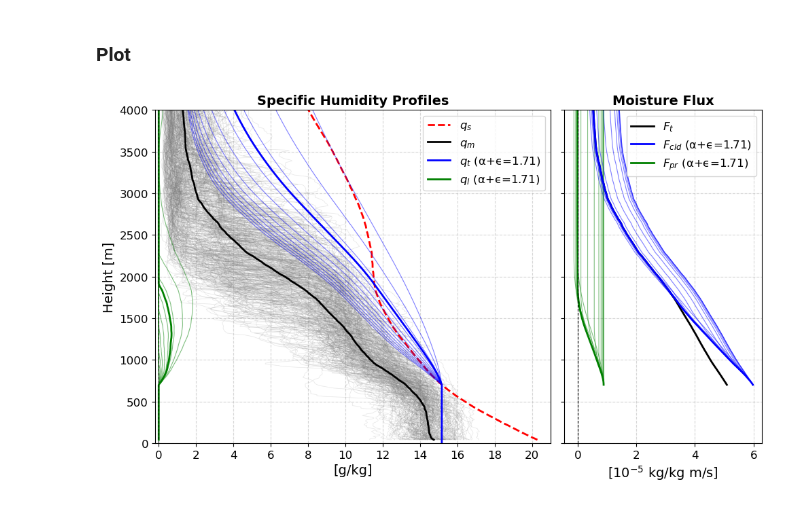
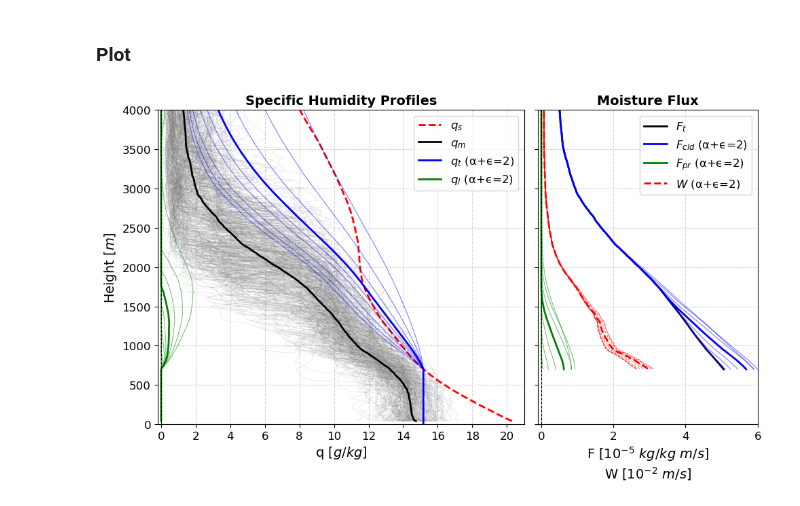
Before and after one commit to deszoeke/trade-cu-model, a Jupyter notebook: src/python/THE_TRADE_CU_MODEL.ipynb, the cells around one changed output. Cells and saved outputs as stored; diff of their text form; code cells hidden in the pictures.

```diff
--- a/src/python/THE_TRADE_CU_MODEL.ipynb
+++ b/src/python/THE_TRADE_CU_MODEL.ipynb
@@ -141,25 +149,23 @@ ls_adv = w_dqdz + u_dqdx
 # %%
 # Pre-defined constants
-Ecb = 145 # Evaporation rate at cloud base [W/m^2]
-zcb = 700 # Cloud base height [m]
-x   = 0.54 # Precipitation efficiency
+Ecb = 170  # Evaporation rate at cloud base [W/m^2]
+zcb = 700  # Cloud base height [m]
+x   = 0.51 # Precipitation efficiency
 
 # Total moisture flux at cloud base
-Fcb = Ecb / rho_L - np.nanmean(pr) / 3600 # [kg/kg m/s]
+Fcb = Ecb / rhosfc_L - np.nanmean(pr) / 3600 # [kg/kg m/s]
 izcb = np.where(z >= zcb)[0][0]  # find index where height is greater than or equal to zcb
 q_zcb = qs[izcb]  # specific humidity at cloud base height
 
-# Integrate total flux balancing subsidence drying and horizontal advection from cloud base
+# Integrate total moisture flux balancing subsidence drying and horizontal advection from cloud base
 Ft = qm.copy()
 Ft[1:izcb] = np.nan
 ls_adv_cumsum = np.concatenate( ([0], np.cumsum(ls_adv[izcb:] * dz)) )
 Ft[izcb:] = Fcb + ls_adv_cumsum
 
 # Total sinking rate (entrainment + autoconversion): ec + ac [1/km]
-# aeo = 1e-3 * np.linspace(5, 0.605982, 20)
-#   1.71 is the only value that gives realistic results
-#   0.626734 is the minimum value that gives cloud-top below 4000 m
-aeo = 1e-3 * np.array([6, 5.5, 5, 4.5, 4, 3.5, 3, 2.5, 2, 1.71, 1.5, 1, 0.626734])
+# 0.595187 is the minimum value that gives cloud-top below 4000 m (highest cloud-top height)
+aeo = 1e-3 * np.array([6, 5, 4, 3, 2.5, 2, 1.5, 1, 0.595187])
 ec = (1 - x) * aeo # entrainment coefficient
 ac = x * aeo       # autoconversion coefficient
 # %%
@@ -257,7 +211,7 @@ Precipitation flux too low at cloud top for ae = 0.63
 # %% [markdown]
 ### Plot
 # %%
-fig, (ax1, ax2) = plt.subplots(1, 2, figsize=(10, 6), gridspec_kw={'width_ratios': [2, 1]})
+fig, (ax1, ax2) = plt.subplots(1, 2, figsize=(10, 6), gridspec_kw={'width_ratios': [5, 3]})
 
 # Observations from Ron Brown soundings
 for i in range(dsr['sounding'].size):
@@ -273,42 +227,44 @@ for iae in range(len(aeo)):
 
     ax2.plot(Fcld_out[iae]*1e+5, z, color='b', linewidth=0.8, alpha=0.5)
     ax2.plot(Fpr_out[iae]*1e+5, z, color='g', linewidth=0.8, alpha=0.5)
+    ax2.plot(W_out[iae]*1e+2, z, linestyle='--', color='r', linewidth=0.8, alpha=0.5)
 
     ax1.set_xlim(-0.2, 21)
     ax1.set_ylim(0, 4000)
     xticks = np.arange(0, 21, 2)
     ax1.set_xticks(xticks)
     ax1.set_xticklabels(xticks)
     ax1.tick_params(axis='x', labelsize=12)
     ax1.tick_params(axis='y', labelsize=12)
-    ax1.set_xlabel('[g/kg]', fontsize=14)
-    ax1.set_ylabel('Height [m]', fontsize=14)
+    ax1.set_xlabel(f'q [$g/kg$]', fontsize=14)
+    ax1.set_ylabel(f'Height [$m$]', fontsize=14)
     ax1.set_title('Specific Humidity Profiles', fontsize=14, fontweight='bold')
     ax1.grid(linestyle='--', alpha=0.5)
 
-    #ax2.set_xlim(-0.1, 6)
+    ax2.set_xlim(-0.1, 6)
     ax2.set_ylim(0, 4000)
     ax2.tick_params(axis='x', labelsize=12)
     ax2.tick_params(axis='y', labelsize=12)
-    ax2.set_xlabel(r'[$10^{-5}$ kg/kg m/s]', fontsize=14)
+    ax2.set_xlabel(r'F [$10^{-5}$ $kg/kg$ $m/s$]' '\n' 'W [$10^{-2}$ $m/s$]', fontsize=14)
     ax2.set_yticklabels([])  # Hide y-axis labels on the right plot
     ax2.set_title('Moisture Flux', fontsize=14, fontweight='bold')
     ax2.grid(linestyle='--', alpha=0.5)
 
-# Case with α+ϵ= 1.71 1/km
-iae = np.where(aeo == 1.71e-3)[0][0]
-ax1.plot(qt_out[iae]*1000, z, color='b', linewidth=2, label='$q_t$ (α+ϵ=1.71)')
-ax1.plot(ql_out[iae]*1000, z, color='g', linewidth=2, label='$q_l$ (α+ϵ=1.71)')
-ax2.plot(Fcld_out[iae]*1e+5, z, color='b', linewidth=2, label='$F_{cld}$ (α+ϵ=1.71)')
-ax2.plot(Fpr_out[iae]*1e+5, z, color='g', linewidth=2, label='$F_{pr}$ (α+ϵ=1.71)')
+# Case with α+ϵ= 2 1/km
+iae = np.where(aeo == 2e-3)[0][0]
+ax1.plot(qt_out[iae]*1000, z, color='b', linewidth=2, label='$q_t$ (α+ϵ=2)')
+ax1.plot(ql_out[iae]*1000, z, color='g', linewidth=2, label='$q_l$ (α+ϵ=2)')
+ax2.plot(Fcld_out[iae]*1e+5, z, color='b', linewidth=2, label='$F_{cld}$ (α+ϵ=2)')
+ax2.plot(Fpr_out[iae]*1e+5, z, color='g', linewidth=2, label='$F_{pr}$ (α+ϵ=2)')
+ax2.plot(W_out[iae]*1e+2, z, linestyle='--', color='r', linewidth=2, label='$W$ (α+ϵ=2)')
 
 # Final touches
 ax1.axvline(0, color='k', linestyle='--', linewidth=0.8)
 ax2.axvline(0, color='k', linestyle='--', linewidth=0.8)
 ax1.legend(fontsize=12, loc='upper right')
 ax2.legend(fontsize=12, loc='upper right')
 
 plt.tight_layout()
 plt.show()
 # %% [output]
-[figure, old version]
+[figure, new version]
```
Also changed, not shown: parts of 4 cells of this notebook, 3 other files.
